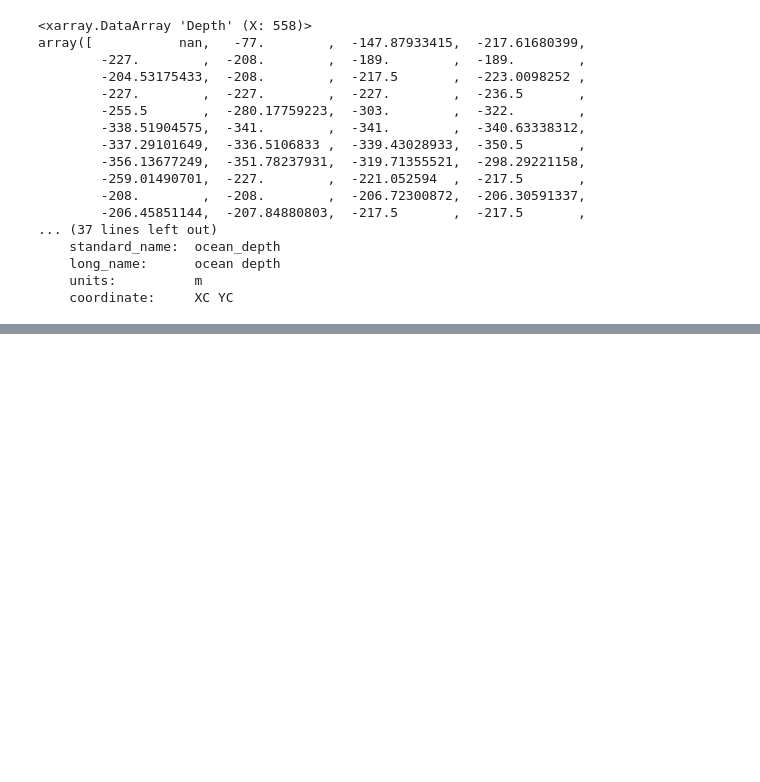
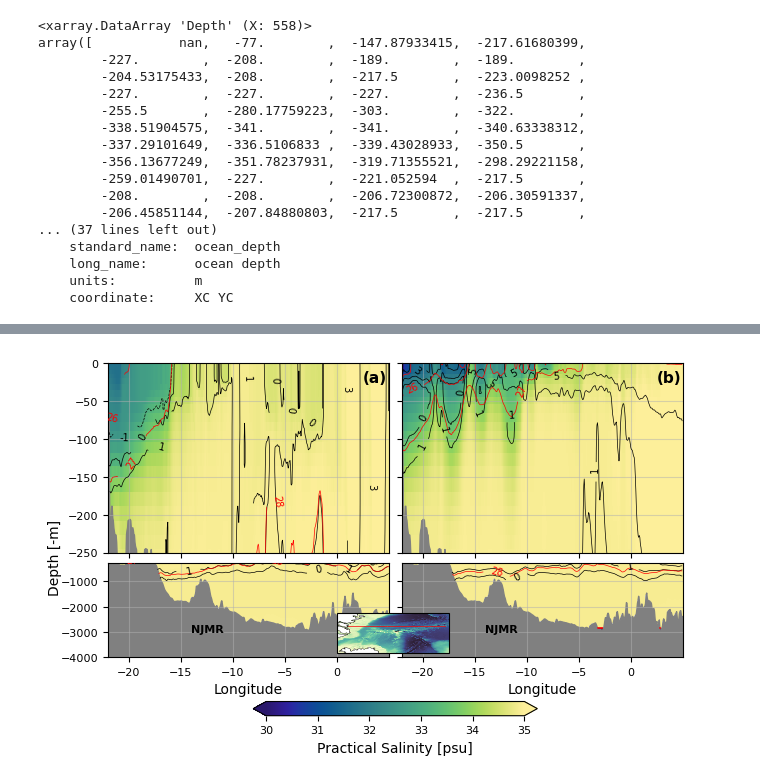
Before and after one commit to EirikKvamme/MScEirik, a Jupyter notebook: Background/VerticalBackground.ipynb, the cells around one changed output, grey strips where cells are left out. Drawn from its saved outputs; the diff is of its cells as text; code cells hidden in the pictures; blank space fills up the shorter version.

```diff
--- a/Background/VerticalBackground.ipynb
+++ b/Background/VerticalBackground.ipynb
@@ -143,0 +144,62 @@ for data in zip(SA,TP,Si):
+# %%
+# Vertical Plot
+fig, ax  = plt.subplot_mosaic([[0,10],[1,11]],figsize=(6.2217,4), gridspec_kw={'height_ratios': [2/3, 1/3]}, sharex=True,layout='constrained')
+
+ax[10].sharey(ax[0])
+ax[11].sharey(ax[1])
+
+for i,data in enumerate(zip(SA,TP,Si)):
+    cmap = cmo.haline
+
+    mesh = ax[i*10].pcolormesh(data[0].X,data[0].Z,data[0], cmap=cmap, vmin=30, vmax=35)
+    ax[i*10+1].pcolormesh(data[0].X,data[0].Z,data[0], cmap=cmap, vmin=30, vmax=35)
+
+    cntr1 = ax[i*10].contour(data[1].X,data[1].Z, data[1], [-1,0,1,3,5], colors='black', linewidths=0.5)
+    cntr2 = ax[i*10+1].contour(data[1].X,data[1].Z, data[1], [-1,0,1,3,5], colors='black', linewidths=0.5)
+
+    ax[i*10].clabel(cntr1, fmt="%2.0f", use_clabeltext=True,fontsize=7)
+    ax[i*10+1].clabel(cntr2, fmt="%2.0f", use_clabeltext=True, fontsize=7)
+
+    cntr1 = ax[i*10].contour(data[2].X,data[2].Z, data[2], [25,26,27,28], colors='red', linewidths=0.5)
+    cntr2 = ax[i*10+1].contour(data[2].X,data[2].Z, data[2], [25,26,27,28], colors='red', linewidths=0.5)
+
+    ax[i*10].clabel(cntr1, fmt="%2.0f", use_clabeltext=True,fontsize=7)
+    ax[i*10+1].clabel(cntr2, fmt="%2.0f", use_clabeltext=True, fontsize=7)
+
+    ax[i*10].fill_between(bathymetry.X,bathymetry,-4000, color='grey')
+    ax[i*10+1].fill_between(bathymetry.X,bathymetry,-4000, color='grey')
+
+    ax[i*10+1].set_xlabel('Longitude')
+    # pos = ['(a)','(b)']
+    # ax[i*10].set_title(f'{pos[i]} Mean {str(data[0].time.values)[:7]}',fontweight='bold')
+
+    ax[i*10+1].annotate(text='NJMR',xy=[-14,-3000],fontsize=8,fontweight='bold')
+
+    ax[i*10].set_ylim(-250,0)
+    ax[i*10+1].set_ylim(-4000,-250)
+    ax[i*10].grid(alpha=0.5)
+    ax[i*10+1].grid(alpha=0.5)
+
+inset_ax = fig.add_axes([0.445, 0.185, 0.18, 0.25], projection=ccrs.PlateCarree())
+inset_ax.pcolormesh(depth.X, depth.Y, depth, cmap=cmo.deep, transform=ccrs.PlateCarree())
+inset_ax.plot(bathymetry.X,[bathymetry.Y for X in bathymetry.X],color='red',linewidth=0.5, transform=ccrs.PlateCarree())
+inset_ax.contour(depth_notZero.X,depth_notZero.Y,depth_notZero,[0],colors='black', linewidths=0.25, transform=ccrs.PlateCarree())
+inset_ax.set_extent([-25, 6, 65, 76], crs=ccrs.PlateCarree())
+
+fig.text(-0.02, 0.5, 'Depth [-m]',fontsize=10, va='center', rotation='vertical')
+cbar = fig.colorbar(mesh, ax=[ax[1],ax[11]],orientation='horizontal', extend='both')
+cbar.set_label('Practical Salinity [psu]')
+
+ax[0].annotate('(a)',xy=[2.5,-25],fontweight='bold')
+ax[10].annotate('(b)',xy=[2.5,-25],fontweight='bold')
+
+for ax in [ax[10], ax[11]]:
+    ax.yaxis.set_tick_params(labelleft=False)
+
+fig.get_layout_engine().set(w_pad=0,h_pad=0.02,hspace=0.005, wspace=0.025)
+
+fig.savefig(f'/nird/home/ekv036/MSc/Fig/Vertical/Vertical',dpi=300, facecolor='w', edgecolor='w',
+        orientation='landscape', format=None,
+        transparent=False, bbox_inches='tight',pad_inches=0.25)
+# %% [output]
+[figure, added]
```
Also changed, not shown: parts of 1 cell of this notebook, 1 other file.
